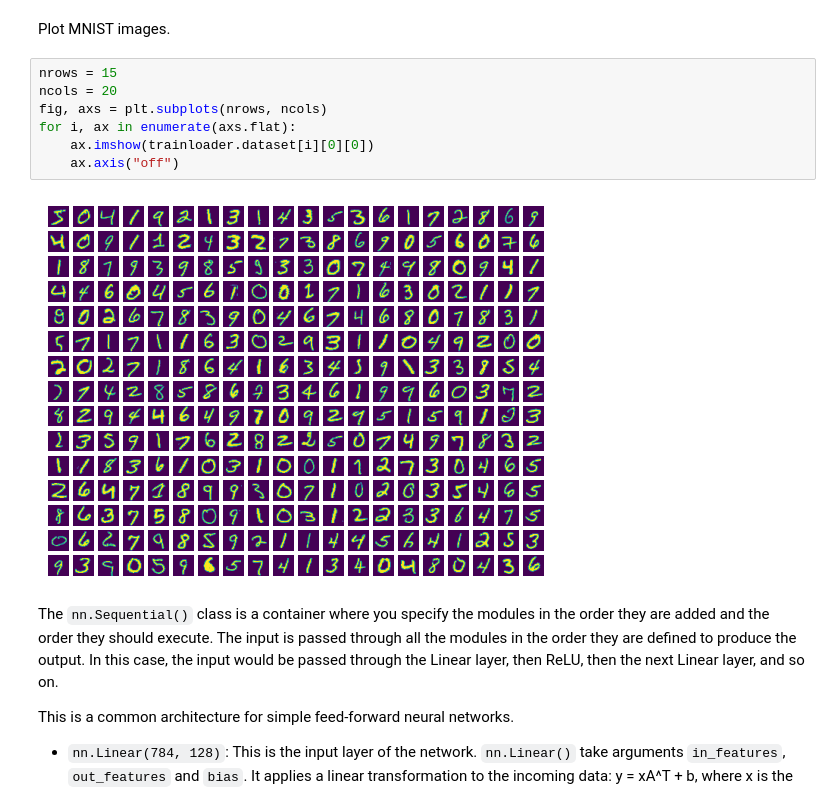
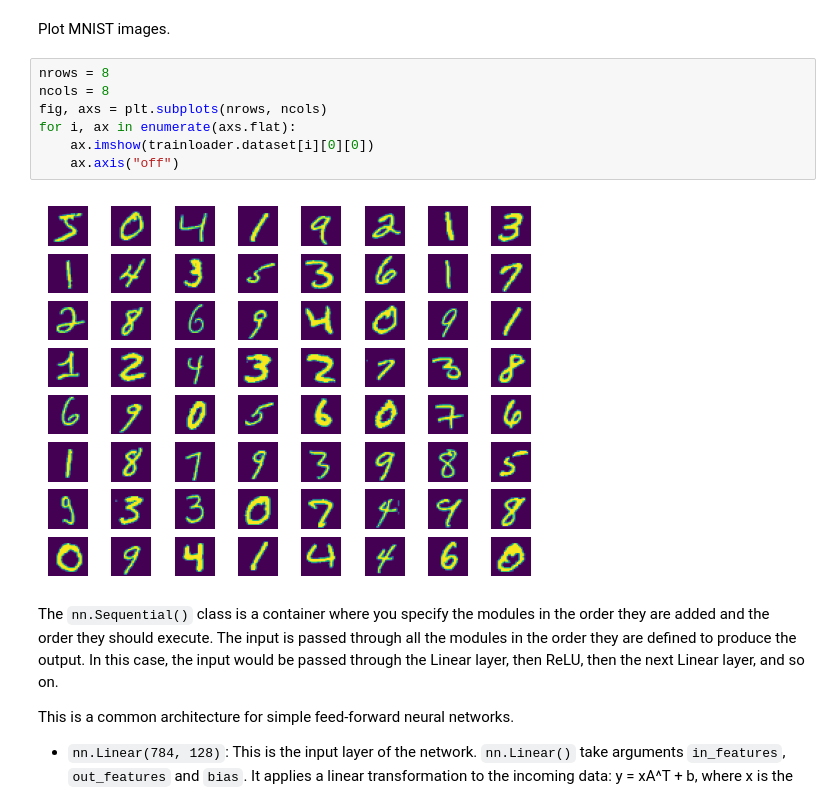
Before and after one commit to BMcCawley/mnist_model, a Jupyter notebook: mnist_ann.ipynb, the cells around one changed output. Saved outputs shown, nothing was run; the diff lists cells and outputs as text.

```diff
--- a/mnist_ann.ipynb
+++ b/mnist_ann.ipynb
@@ -100,14 +100,14 @@ tensor([[-1.0000, -1.0000, -1.0000, -1.0000, -1.0000, -1.0000, -1.0000, -1.0000,
 # %% [markdown]
 Plot MNIST images.
 # %%
-nrows = 15
-ncols = 20
+nrows = 8
+ncols = 8
 fig, axs = plt.subplots(nrows, ncols)
 for i, ax in enumerate(axs.flat):
     ax.imshow(trainloader.dataset[i][0][0])
     ax.axis("off")
 # %% [output]
-[figure, old version]
+[figure, new version]
 # %% [markdown]
 The `nn.Sequential()` class is a container where you specify the modules in the order they are added and the order they should execute. The input is passed through all the modules in the order they are defined to produce the output. In this case, the input would be passed through the Linear layer, then ReLU, then the next Linear layer, and so on.
 
```
Also changed, not shown: parts of 5 cells of this notebook, 1 other file.
